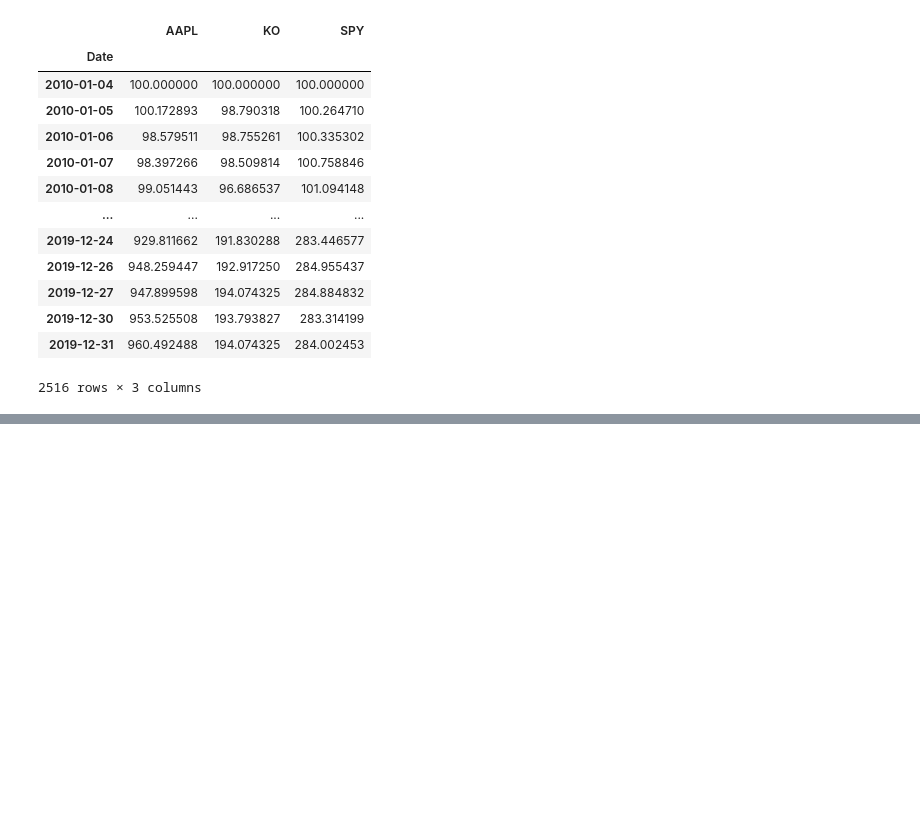
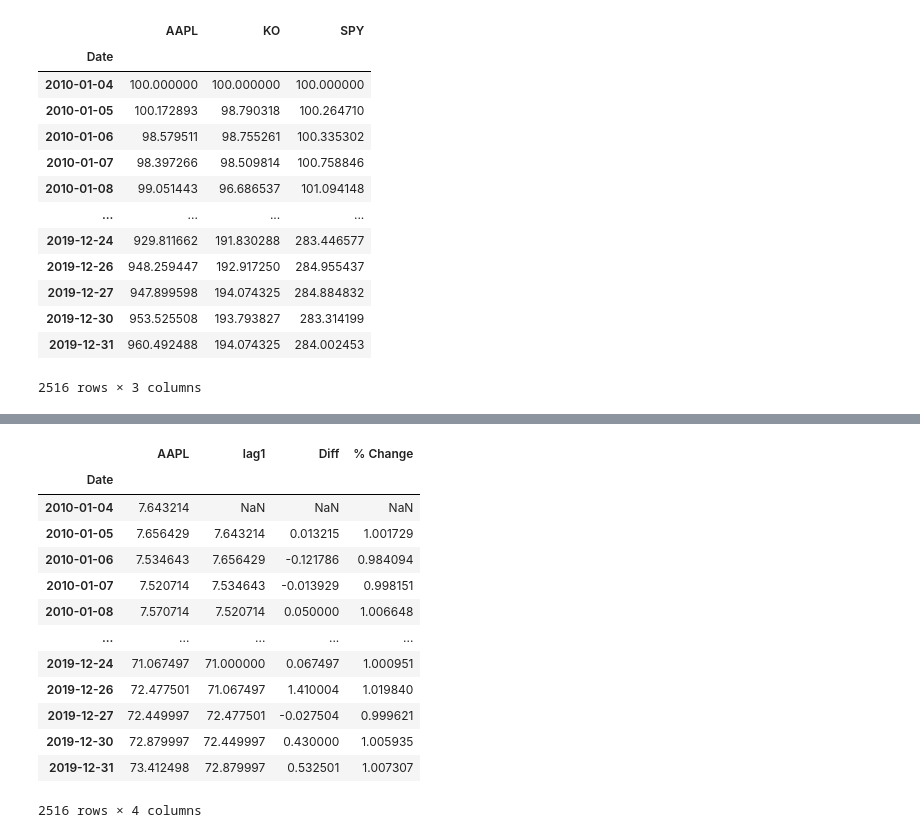
Before and after one commit to tobitprince/Algorithmic-Trading-Python, a Jupyter notebook: Algo.ipynb, the cells around one changed output, grey strips where cells are left out. Saved outputs shown, nothing was run; the diff lists cells and outputs as text; code cells hidden in the pictures; blank space fills up the shorter version.

```diff
--- a/Algo.ipynb
+++ b/Algo.ipynb
@@ -363,0 +370,2 @@ normclose=close.div(close.iloc[0]).mul(100)
+# %%
+aapl = close.AAPL.copy().to_frame()
@@ -363,0 +406,2 @@ normclose=close.div(close.iloc[0]).mul(100)
+# %%
+aapl["lag1"]= aapl.shift(periods=1)
@@ -363,0 +425,2 @@ normclose=close.div(close.iloc[0]).mul(100)
+# %%
+aapl["Diff"]=aapl.AAPL.sub(aapl.lag1)
@@ -363,0 +444,19 @@ normclose=close.div(close.iloc[0]).mul(100)
+# %%
+aapl["% Change"]=aapl.AAPL.div(aapl.lag1)
+# %%
+aapl
+# %% [output]
+|  | AAPL | lag1 | Diff | % Change |
+| Date |  |  |  |  |
+| 2010-01-04 | 7.643214 | NaN | NaN | NaN |
+| 2010-01-05 | 7.656429 | 7.643214 | 0.013215 | 1.001729 |
+| 2010-01-06 | 7.534643 | 7.656429 | -0.121786 | 0.984094 |
+| 2010-01-07 | 7.520714 | 7.534643 | -0.013929 | 0.998151 |
+| 2010-01-08 | 7.570714 | 7.520714 | 0.050000 | 1.006648 |
+| ... | ... | ... | ... | ... |
+| 2019-12-24 | 71.067497 | 71.000000 | 0.067497 | 1.000951 |
+| 2019-12-26 | 72.477501 | 71.067497 | 1.410004 | 1.019840 |
+| 2019-12-27 | 72.449997 | 72.477501 | -0.027504 | 0.999621 |
+| 2019-12-30 | 72.879997 | 72.449997 | 0.430000 | 1.005935 |
+| 2019-12-31 | 73.412498 | 72.879997 | 0.532501 | 1.007307 |
+2516 rows × 4 columns
```
Also changed, not shown: parts of 15 cells of this notebook.
